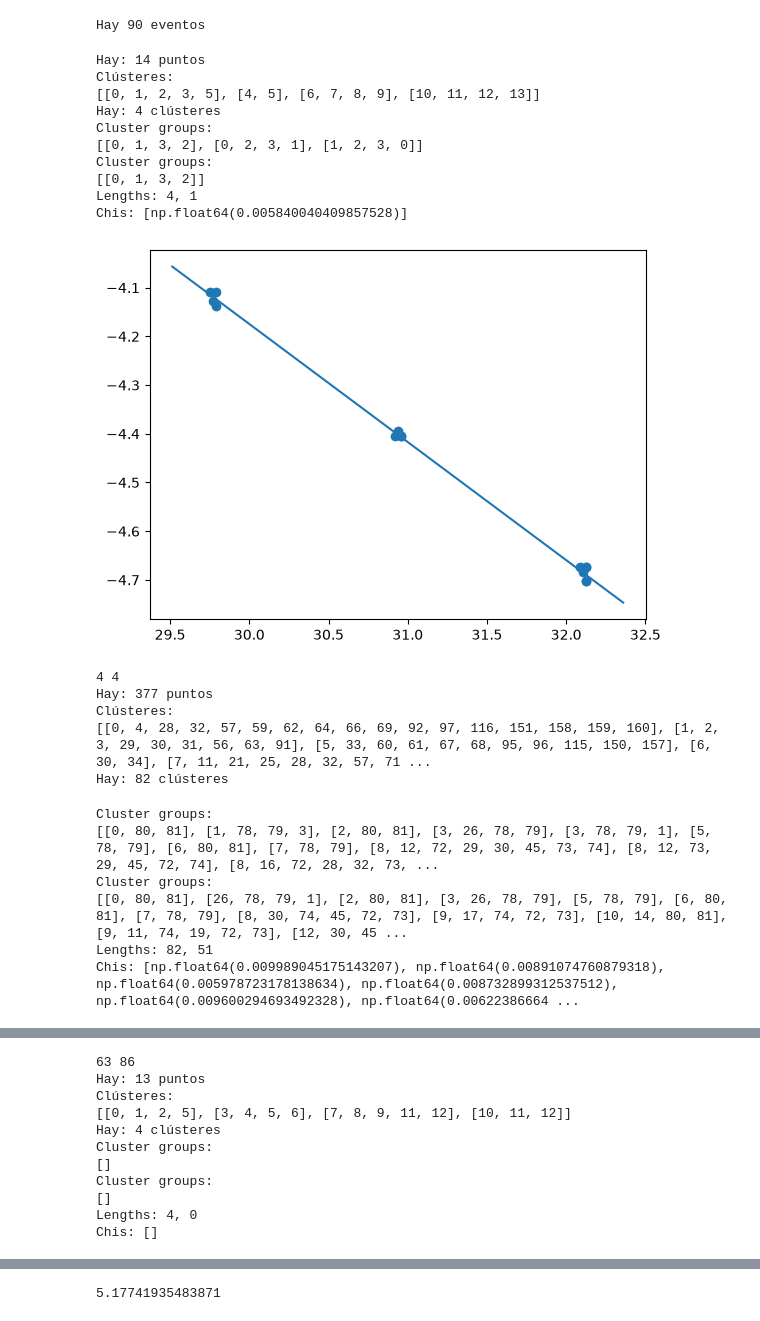
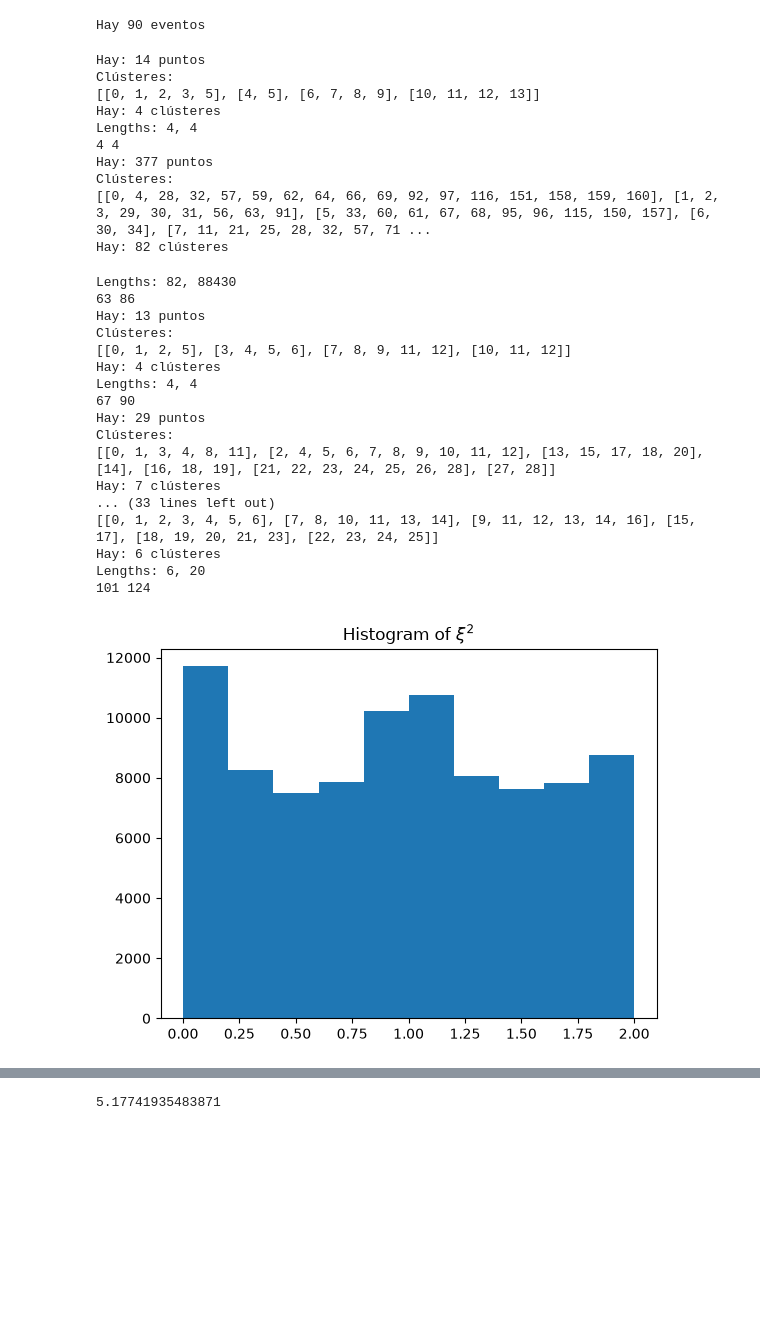
Before and after one commit to carlos-arenas-ramos/Fellowship_IGFAE, a Jupyter notebook: reconstruct_tracks/rec_tracks_v1.ipynb, the cells around one changed output, grey strips where cells are left out. Cells and saved outputs as stored; diff of their text form; code cells hidden in the pictures; blank space fills up the shorter version.

```diff
--- a/reconstruct_tracks/rec_tracks_v1.ipynb
+++ b/reconstruct_tracks/rec_tracks_v1.ipynb
@@ -378,7 +378,7 @@ def group_clusters(clusters):
 
                 chi2 = 2 - Ry - Rz
 
-                if chi2 < 0.01:
+                if chi2 < 2:
                     cluster_groups.append([i, j, k])
                     groups_chi2.append(chi2)
 
@@ -477,6 +477,7 @@ total_counter = 0
 # ==========
 
 cluster_sizes = []
+all_groups_chi2 = []
 
 # ==========
 
@@ -502,51 +503,69 @@ with pyhepmc.open(path) as f:
 
         track_particles(clusters, hit_points)
 
         for c in clusters:
             cluster_sizes.append(len(c))
 
         cluster_groups, groups_chi2 = group_clusters(clusters)
+
+        """
         cluster_groups, groups_chi2 = extend_cluster_groups(clusters, cluster_groups, groups_chi2)
+
 
         print("Cluster groups:")
         print(cluster_groups)
+
 
         cluster_groups, groups_chi2 = reject_cluster_groups(clusters, cluster_groups, groups_chi2)
 
         print("Cluster groups:")
         print(cluster_groups)
-
+        """
 
 
         print(f"Lengths: {len(clusters)}, {len(cluster_groups)}")
-        print(f"Chis: {groups_chi2}")
+        # print(f"Chis: {groups_chi2}")
 
-        plot_cluster_groups(cluster_groups, clusters)
+        # plot_cluster_groups(cluster_groups, clusters)
 
 
         # cluster_groups = extend_cluster_groups(cluster_groups, clusters)
 
         print(ef_counter, total_counter)
+
+        all_groups_chi2 += groups_chi2
+
+fig, ax = plt.subplots()
+ax.hist(all_groups_chi2)
+ax.set_title(r"Histogram of $\xi^2$")
+
+plt.show()
 # %% [output]
 Hay: 14 puntos
 Clústeres:
 [[0, 1, 2, 3, 5], [4, 5], [6, 7, 8, 9], [10, 11, 12, 13]]
 Hay: 4 clústeres
-Cluster groups:
-[[0, 1, 3, 2], [0, 2, 3, 1], [1, 2, 3, 0]]
-Cluster groups:
-[[0, 1, 3, 2]]
-Lengths: 4, 1
-Chis: [np.float64(0.005840040409857528)]
+Lengths: 4, 4
+4 4
+Hay: 377 puntos
+Clústeres:
+[[0, 4, 28, 32, 57, 59, 62, 64, 66, 69, 92, 97, 116, 151, 158, 159, 160], [1, 2, 3, 29, 30, 31, 56, 63, 91], [5, 33, 60, 61, 67, 68, 95, 96, 115, 150, 157], [6, 30, 34], [7, 11, 21, 25, 28, 32, 57, 71 ...
+Hay: 82 clústeres
+Lengths: 82, 88430
+63 86
+Hay: 13 puntos
+Clústeres:
+[[0, 1, 2, 5], [3, 4, 5, 6], [7, 8, 9, 11, 12], [10, 11, 12]]
+Hay: 4 clústeres
+Lengths: 4, 4
+67 90
+Hay: 29 puntos
+Clústeres:
+[[0, 1, 3, 4, 8, 11], [2, 4, 5, 6, 7, 8, 9, 10, 11, 12], [13, 15, 17, 18, 20], [14], [16, 18, 19], [21, 22, 23, 24, 25, 26, 28], [27, 28]]
+Hay: 7 clústeres
+... (33 lines left out)
+[[0, 1, 2, 3, 4, 5, 6], [7, 8, 10, 11, 13, 14], [9, 11, 12, 13, 14, 16], [15, 17], [18, 19, 20, 21, 23], [22, 23, 24, 25]]
+Hay: 6 clústeres
+Lengths: 6, 20
+101 124
-[figure, old version]
+[figure, new version]
-4 4
-Hay: 377 puntos
-Clústeres:
-[[0, 4, 28, 32, 57, 59, 62, 64, 66, 69, 92, 97, 116, 151, 158, 159, 160], [1, 2, 3, 29, 30, 31, 56, 63, 91], [5, 33, 60, 61, 67, 68, 95, 96, 115, 150, 157], [6, 30, 34], [7, 11, 21, 25, 28, 32, 57, 71 ...
-Hay: 82 clústeres
-Cluster groups:
-[[0, 80, 81], [1, 78, 79, 3], [2, 80, 81], [3, 26, 78, 79], [3, 78, 79, 1], [5, 78, 79], [6, 80, 81], [7, 78, 79], [8, 12, 72, 29, 30, 45, 73, 74], [8, 12, 73, 29, 45, 72, 74], [8, 16, 72, 28, 32, 73, ...
-Cluster groups:
-[[0, 80, 81], [26, 78, 79, 1], [2, 80, 81], [3, 26, 78, 79], [5, 78, 79], [6, 80, 81], [7, 78, 79], [8, 30, 74, 45, 72, 73], [9, 17, 74, 72, 73], [10, 14, 80, 81], [9, 11, 74, 19, 72, 73], [12, 30, 45 ...
-Lengths: 82, 51
-Chis: [np.float64(0.009989045175143207), np.float64(0.00891074760879318), np.float64(0.005978723178138634), np.float64(0.008732899312537512), np.float64(0.009600294693492328), np.float64(0.00622386664 ...
@@ -554,11 +571,0 @@ Chis: [np.float64(0.009989045175143207), np.float64(0.00891074760879318), np.flo
-63 86
-Hay: 13 puntos
-Clústeres:
-[[0, 1, 2, 5], [3, 4, 5, 6], [7, 8, 9, 11, 12], [10, 11, 12]]
-Hay: 4 clústeres
-Cluster groups:
-[]
-Cluster groups:
-[]
-Lengths: 4, 0
-Chis: []
```
Also changed, not shown: parts of 1 cell of this notebook, 2 other files.
